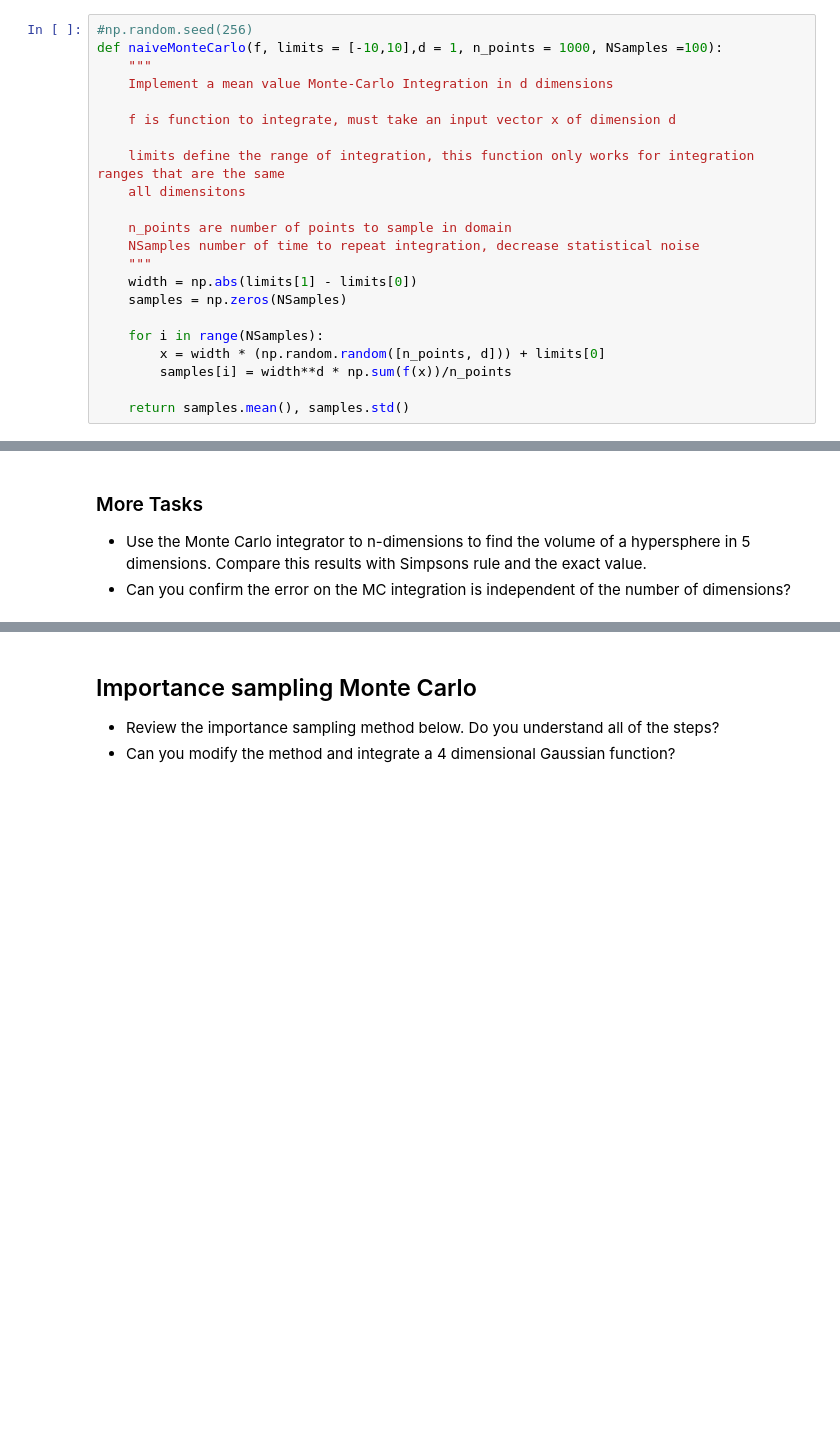
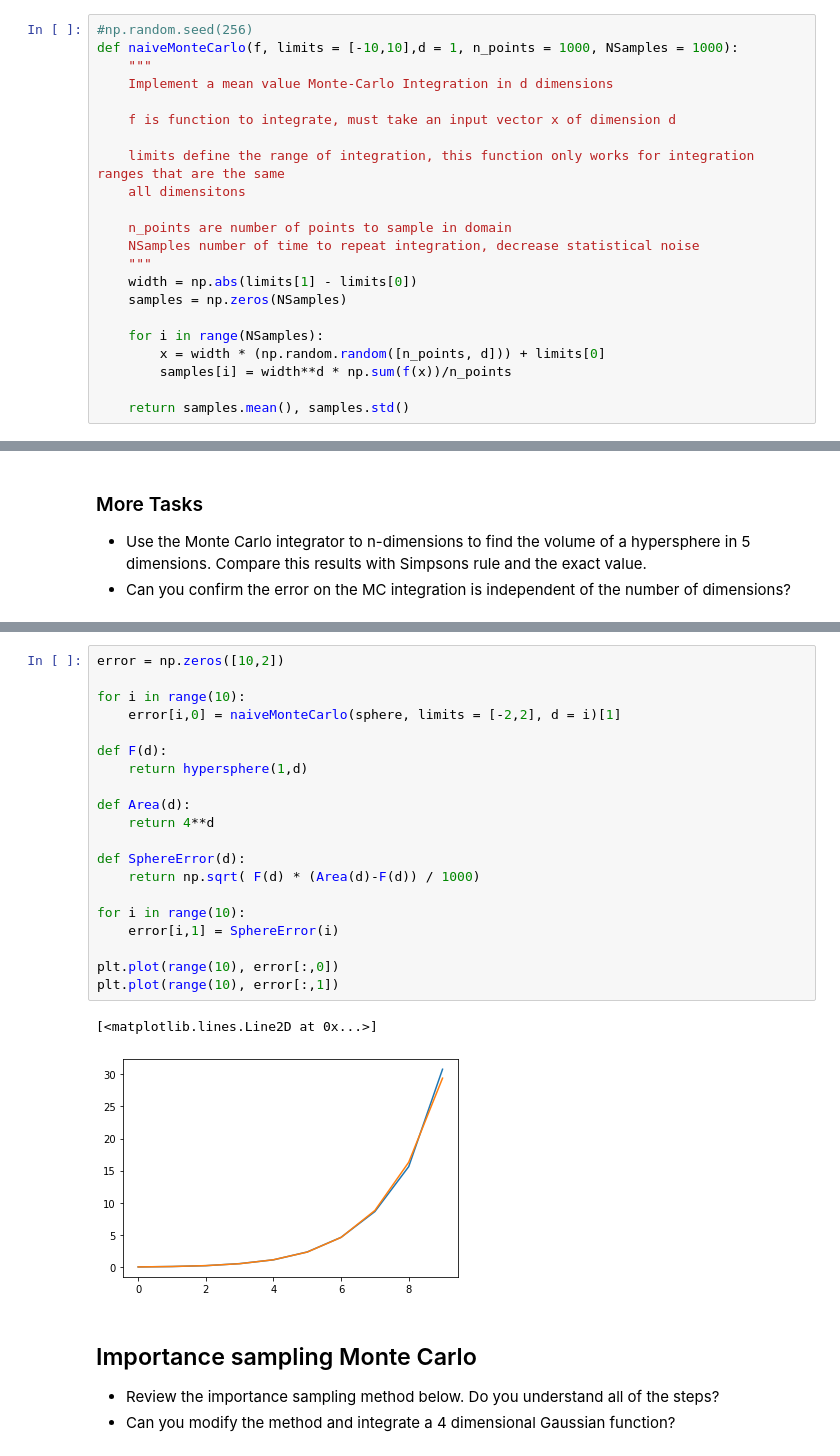
Before and after one commit to dpcarmichael/Lectures, a Jupyter notebook: Lecture12.ipynb, the cells around one changed output, grey strips where cells are left out. Saved outputs shown, nothing was run; the diff lists cells and outputs as text; blank space fills up the shorter version.

```diff
--- a/Lecture12.ipynb
+++ b/Lecture12.ipynb
@@ -82,7 +86,7 @@ def Simpson(f):
 scipyIntegral = integrate.quad(gaussian, -100.0, 100.0)
 # %%
 #np.random.seed(256)
-def naiveMonteCarlo(f, limits = [-10,10],d = 1, n_points = 1000, NSamples =100):
+def naiveMonteCarlo(f, limits = [-10,10],d = 1, n_points = 1000, NSamples = 1000):
     """
     Implement a mean value Monte-Carlo Integration in d dimensions
 
@@ -133,3 +157,26 @@ ax.plot(x,fp(x))
+# %%
+error = np.zeros([10,2])
+
+for i in range(10):
+    error[i,0] = naiveMonteCarlo(sphere, limits = [-2,2], d = i)[1]
+
+def F(d):
+    return hypersphere(1,d)
+
+def Area(d):
+    return 4**d
+
+def SphereError(d):
+    return np.sqrt( F(d) * (Area(d)-F(d)) / 1000)
+
+for i in range(10):
+    error[i,1] = SphereError(i)
+
+plt.plot(range(10), error[:,0])
+plt.plot(range(10), error[:,1])
+# %% [output]
+[<matplotlib.lines.Line2D at 0x...>]
+[figure, added]
 # %% [markdown]
 ## Importance sampling Monte Carlo
 * Review the importance sampling method below. Do you understand all of the steps?
```
Also changed, not shown: parts of 11 cells of this notebook, 1 other file.
